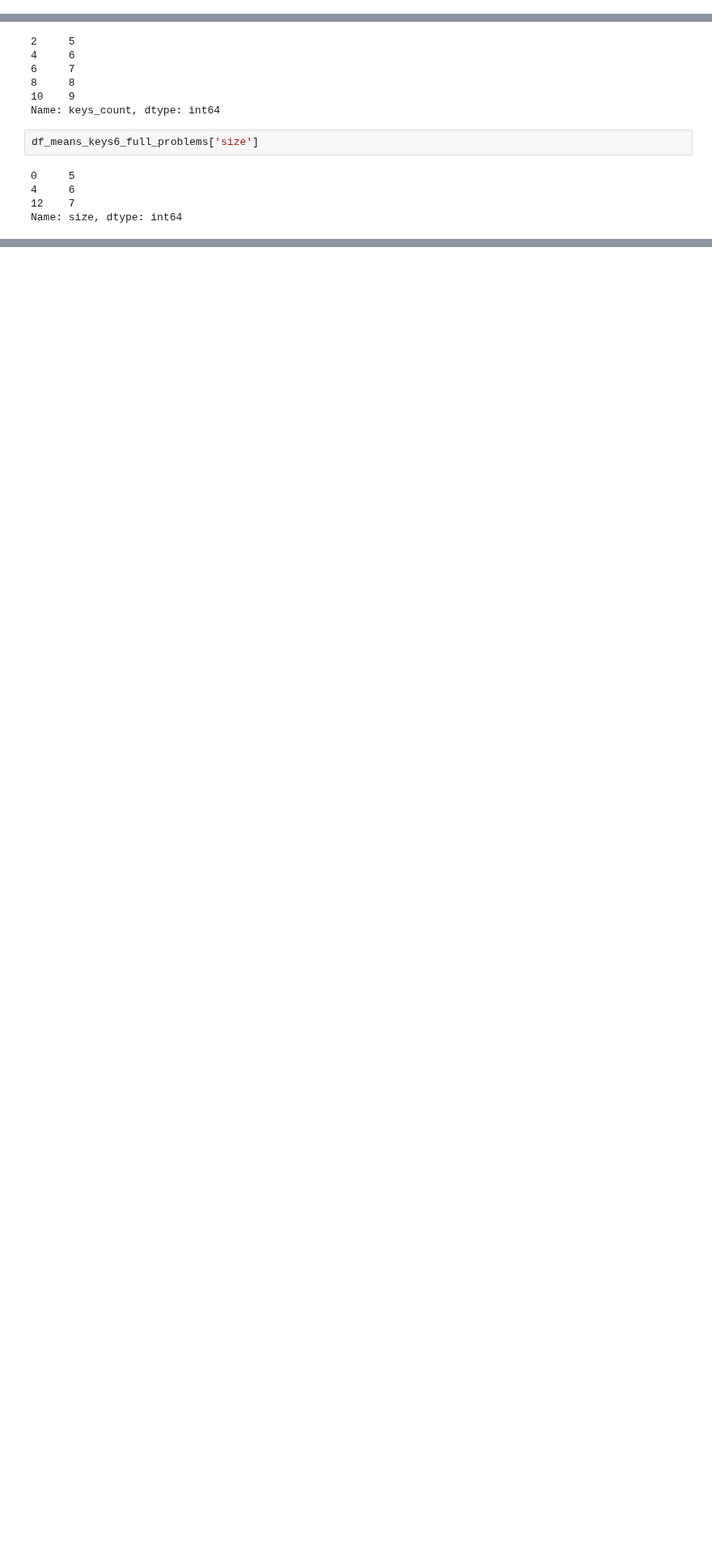
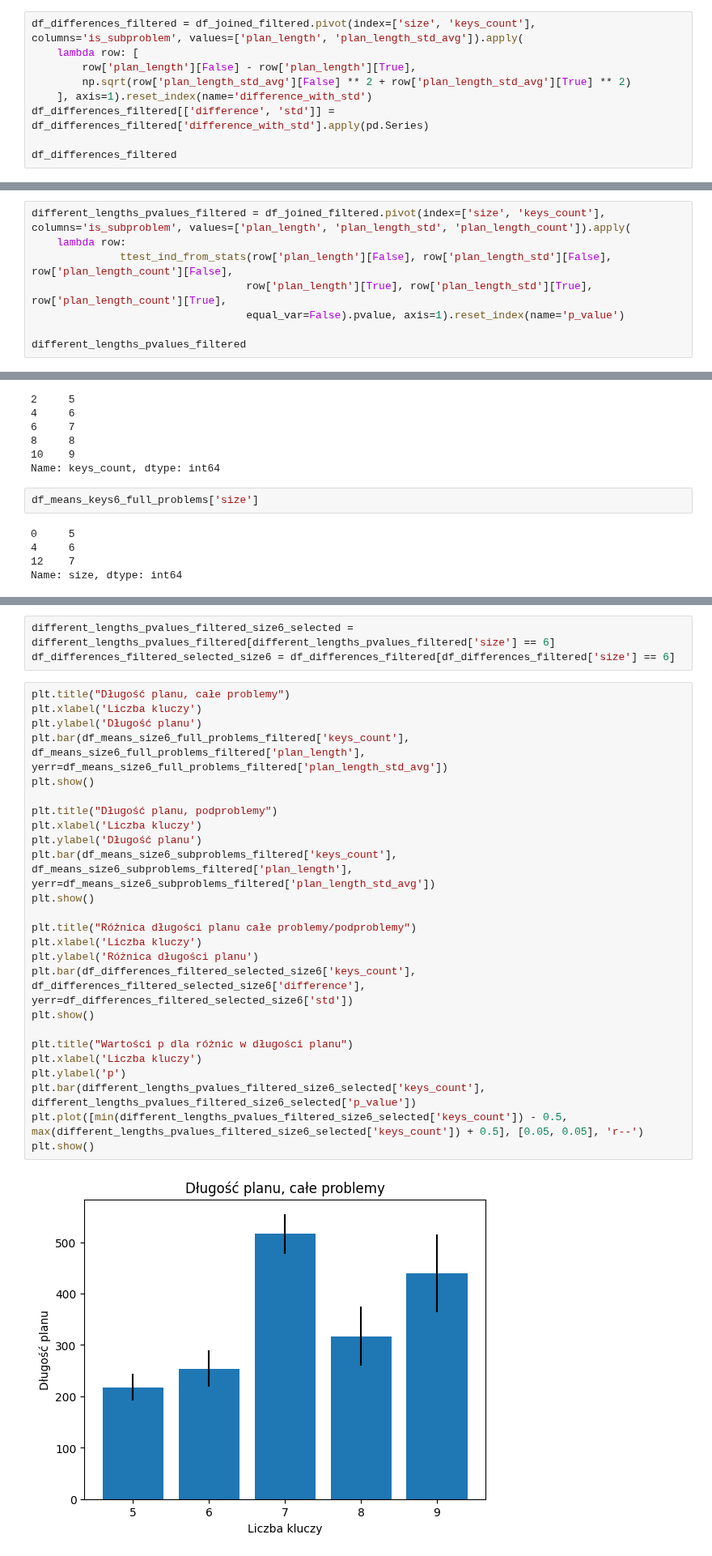
Before and after one commit to piotrkubala/blocky-game, a Jupyter notebook: experiments_plots.ipynb, the cells around one changed output, grey strips where cells are left out. Shown at 81% size. Drawn from its saved outputs; the diff is of its cells as text; blank space fills up the shorter version.

```diff
--- a/experiments_plots.ipynb
+++ b/experiments_plots.ipynb
@@ -101,0 +159,9 @@ df_means_keys6_full_problems = df_means_keys6[~df_means_keys6['is_subproblem']]
+# %%
+df_differences_filtered = df_joined_filtered.pivot(index=['size', 'keys_count'], columns='is_subproblem', values=['plan_length', 'plan_length_std_avg']).apply(
+    lambda row: [
+        row['plan_length'][False] - row['plan_length'][True],
+        np.sqrt(row['plan_length_std_avg'][False] ** 2 + row['plan_length_std_avg'][True] ** 2)
+    ], axis=1).reset_index(name='difference_with_std')
+df_differences_filtered[['difference', 'std']] = df_differences_filtered['difference_with_std'].apply(pd.Series)
+
+df_differences_filtered
@@ -116,3 +191,11 @@ different_times_pvalues
 | 4 | 6 | 8 | 0.171536 |
 | 5 | 6 | 9 | 0.331862 |
 | 6 | 7 | 6 | 0.014052 |
+# %%
+different_lengths_pvalues_filtered = df_joined_filtered.pivot(index=['size', 'keys_count'], columns='is_subproblem', values=['plan_length', 'plan_length_std', 'plan_length_count']).apply(
+    lambda row:
+              ttest_ind_from_stats(row['plan_length'][False], row['plan_length_std'][False], row['plan_length_count'][False],
+                                  row['plan_length'][True], row['plan_length_std'][True], row['plan_length_count'][True],
+                                  equal_var=False).pvalue, axis=1).reset_index(name='p_value')
+
+different_lengths_pvalues_filtered
@@ -187,0 +358,30 @@ plt.show()
+# %%
+different_lengths_pvalues_filtered_size6_selected = different_lengths_pvalues_filtered[different_lengths_pvalues_filtered['size'] == 6]
+df_differences_filtered_selected_size6 = df_differences_filtered[df_differences_filtered['size'] == 6]
+# %%
+plt.title("Długość planu, całe problemy")
+plt.xlabel('Liczba kluczy')
+plt.ylabel('Długość planu')
+plt.bar(df_means_size6_full_problems_filtered['keys_count'], df_means_size6_full_problems_filtered['plan_length'], yerr=df_means_size6_full_problems_filtered['plan_length_std_avg'])
+plt.show()
+
+plt.title("Długość planu, podproblemy")
+plt.xlabel('Liczba kluczy')
+plt.ylabel('Długość planu')
+plt.bar(df_means_size6_subproblems_filtered['keys_count'], df_means_size6_subproblems_filtered['plan_length'], yerr=df_means_size6_subproblems_filtered['plan_length_std_avg'])
+plt.show()
+
+plt.title("Różnica długości planu całe problemy/podproblemy")
+plt.xlabel('Liczba kluczy')
+plt.ylabel('Różnica długości planu')
+plt.bar(df_differences_filtered_selected_size6['keys_count'], df_differences_filtered_selected_size6['difference'], yerr=df_differences_filtered_selected_size6['std'])
+plt.show()
+
+plt.title("Wartości p dla różnic w długości planu")
+plt.xlabel('Liczba kluczy')
+plt.ylabel('p')
+plt.bar(different_lengths_pvalues_filtered_size6_selected['keys_count'], different_lengths_pvalues_filtered_size6_selected['p_value'])
+plt.plot([min(different_lengths_pvalues_filtered_size6_selected['keys_count']) - 0.5, max(different_lengths_pvalues_filtered_size6_selected['keys_count']) + 0.5], [0.05, 0.05], 'r--')
+plt.show()
+# %% [output]
+[figure, added]
```
Also changed, not shown: parts of 14 cells of this notebook.
